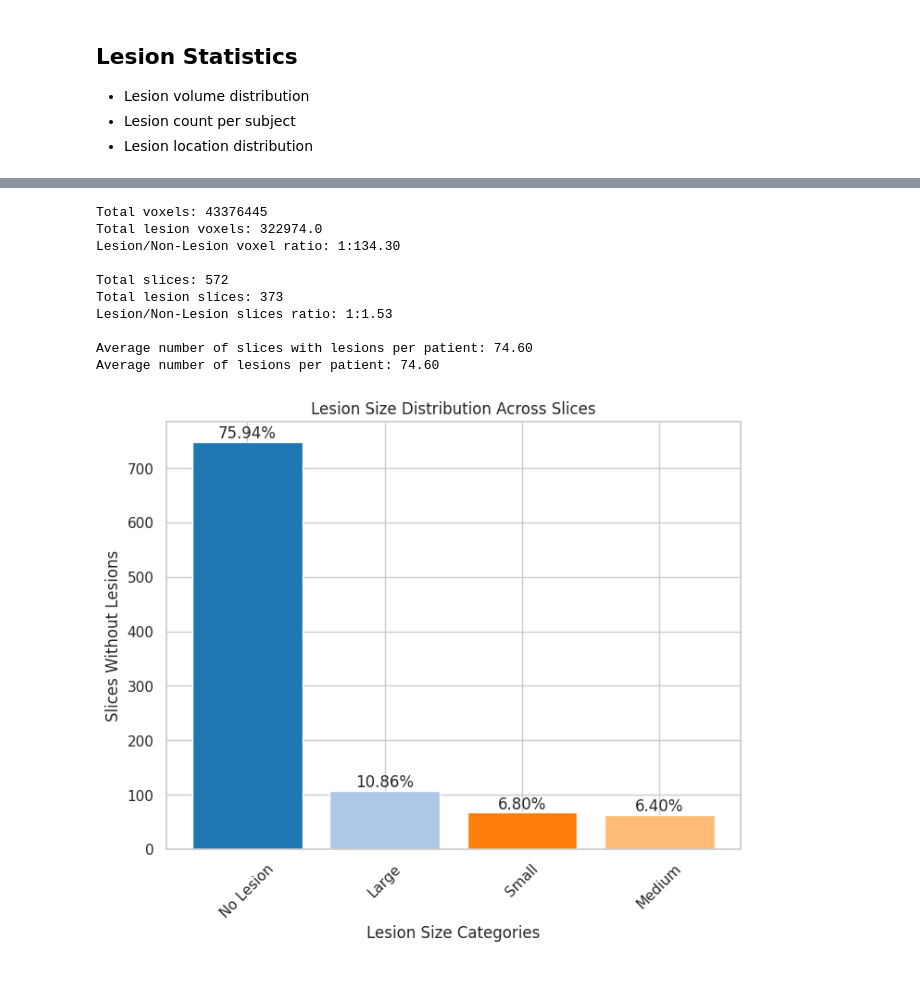
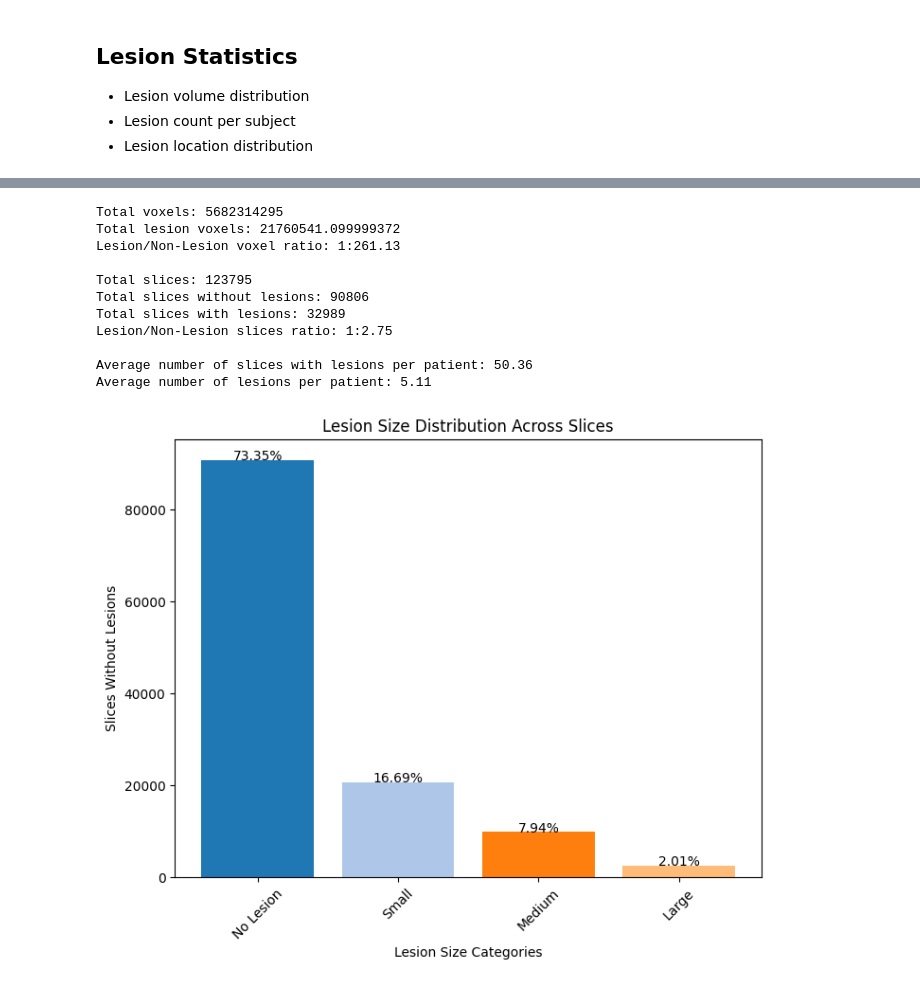
Before and after one commit to angelonazzaro/StrokeFormer, a Jupyter notebook: data_analysis.ipynb, the cells around one changed output, grey strips where cells are left out. Saved outputs shown, nothing was run; the diff lists cells and outputs as text; code cells hidden in the pictures.

```diff
--- a/data_analysis.ipynb
+++ b/data_analysis.ipynb
@@ -1,5 +1,6 @@
 # %%
 import os
+import random
 from glob import glob
 from typing import Union, List
 
@@ -10,6 +11,7 @@ import pandas as pd
 import seaborn as sns
 
 from tqdm import tqdm
+from scipy.ndimage import label
 
 from constants import LESION_SIZES
 from utils import get_lesion_size_category
@@ -21,8 +23,8 @@ scans_filepaths = sorted(glob(os.path.join(DATA_DIR, "**/*_T1w" + NIB_EXT), recu
 masks_filepaths = sorted(glob(os.path.join(DATA_DIR, "**/*T1lesion_mask" + NIB_EXT), recursive=True))
 
 # shape: H, W, D
-scans = [nib.load(filepath).get_fdata() for filepath in scans_filepaths]
-masks = [nib.load(filepath).get_fdata() for filepath in masks_filepaths]
+# scans = [nib.load(filepath).get_fdata() for filepath in tqdm(scans_filepaths, desc="Loading scans")]
+# masks = [nib.load(filepath).get_fdata() for filepath in tqdm(masks_filepaths, desc="Loading masks")]
 # %% [markdown]
 ## Lesion Statistics
 - Lesion volume distribution
@@ -125,3 +153,7 @@ counts_per_size = [lesion_distribution_metadata[size]["lesion_area"] for size in
+# %%
+lesion_distribution_metadata, masks = get_lesion_distribution_metadata(masks_filepaths, True)
+counts_across_slices = [lesion_distribution_metadata[size]["count"] for size in LESION_SIZES]
+counts_per_size = [lesion_distribution_metadata[size]["lesion_area"] for size in LESION_SIZES if size != "No Lesion"]
 # %%
 plot_violin_lesion_size_distribution(counts_per_size, [size for size in LESION_SIZES if size != "No Lesion"])
 # %% [output]
@@ -129,23 +161,43 @@ plot_violin_lesion_size_distribution(counts_per_size, [size for size in LESION_S
 # %%
 print(f"Total voxels: {lesion_distribution_metadata['tot_voxels']}\n"
       f"Total lesion voxels: {lesion_distribution_metadata['lesion_voxels']}\n"
       f"Lesion/Non-Lesion voxel ratio: 1:{lesion_distribution_metadata['tot_voxels'] / lesion_distribution_metadata['lesion_voxels']:.2f}\n\n"
-      f"Total slices: {lesion_distribution_metadata['tot_slices']}\n"
-      f"Total lesion slices: {lesion_distribution_metadata['slices_with_lesions']}\n"
-      f"Lesion/Non-Lesion slices ratio: 1:{lesion_distribution_metadata['tot_slices'] / lesion_distribution_metadata['slices_with_lesions']:.2f}\n\n"
+      f"Total slices: {lesion_distribution_metadata['slices_without_lesions'] + lesion_distribution_metadata['slices_with_lesions']}\n"
+      f"Total slices without lesions: {lesion_distribution_metadata['slices_without_lesions']}\n"
+      f"Total slices with lesions: {lesion_distribution_metadata['slices_with_lesions']}\n"
+      f"Lesion/Non-Lesion slices ratio: 1:{lesion_distribution_metadata['slices_without_lesions'] / lesion_distribution_metadata['slices_with_lesions']:.2f}\n\n"
       f"Average number of slices with lesions per patient: {lesion_distribution_metadata['slices_with_lesions'] / lesion_distribution_metadata['patients_count']:.2f}\n"
-      f"Average number of lesions per patient: {lesion_distribution_metadata['slices_with_lesions'] / lesion_distribution_metadata['patients_count']:.2f}")
+      f"Average number of lesions per patient: {np.mean(lesion_distribution_metadata['lesions_per_patient']):.2f}")
 
-plot_lesion_size_distribution(counts, LESION_SIZES)
+plot_lesion_size_distribution(counts_across_slices, LESION_SIZES)
+
+
+fig, axs = plt.subplots(3, 3, figsize=(12, 12))
+masks_samples = []
+
+for i, size in enumerate(LESION_SIZES[1:]):
+    samples = random.choices(lesion_distribution_metadata[size]["filepaths"], k=3)
+
+    for j, (filepath, slice_idx) in enumerate(samples):
+        plot_mask_slice(filepath, slice_idx, size, ax=axs[i, j])
+
+plt.tight_layout()
+plt.show()
+
+sns.violinplot(lesion_distribution_metadata['lesions_per_patient'])
+plt.title("Lesions Per Patient")
+
+plot_lesion_heatmap(masks)
 # %% [output]
-Total voxels: 43376445
-Total lesion voxels: 322974.0
-Lesion/Non-Lesion voxel ratio: 1:134.30
+Total voxels: 5682314295
+Total lesion voxels: 21760541.099999372
+Lesion/Non-Lesion voxel ratio: 1:261.13
 
-Total slices: 572
-Total lesion slices: 373
-Lesion/Non-Lesion slices ratio: 1:1.53
+Total slices: 123795
+Total slices without lesions: 90806
+Total slices with lesions: 32989
+Lesion/Non-Lesion slices ratio: 1:2.75
 
-Average number of slices with lesions per patient: 74.60
-Average number of lesions per patient: 74.60
+Average number of slices with lesions per patient: 50.36
+Average number of lesions per patient: 5.11
-[figure, old version]
+[figure, new version]
```
Also changed, not shown: parts of 6 cells of this notebook.
